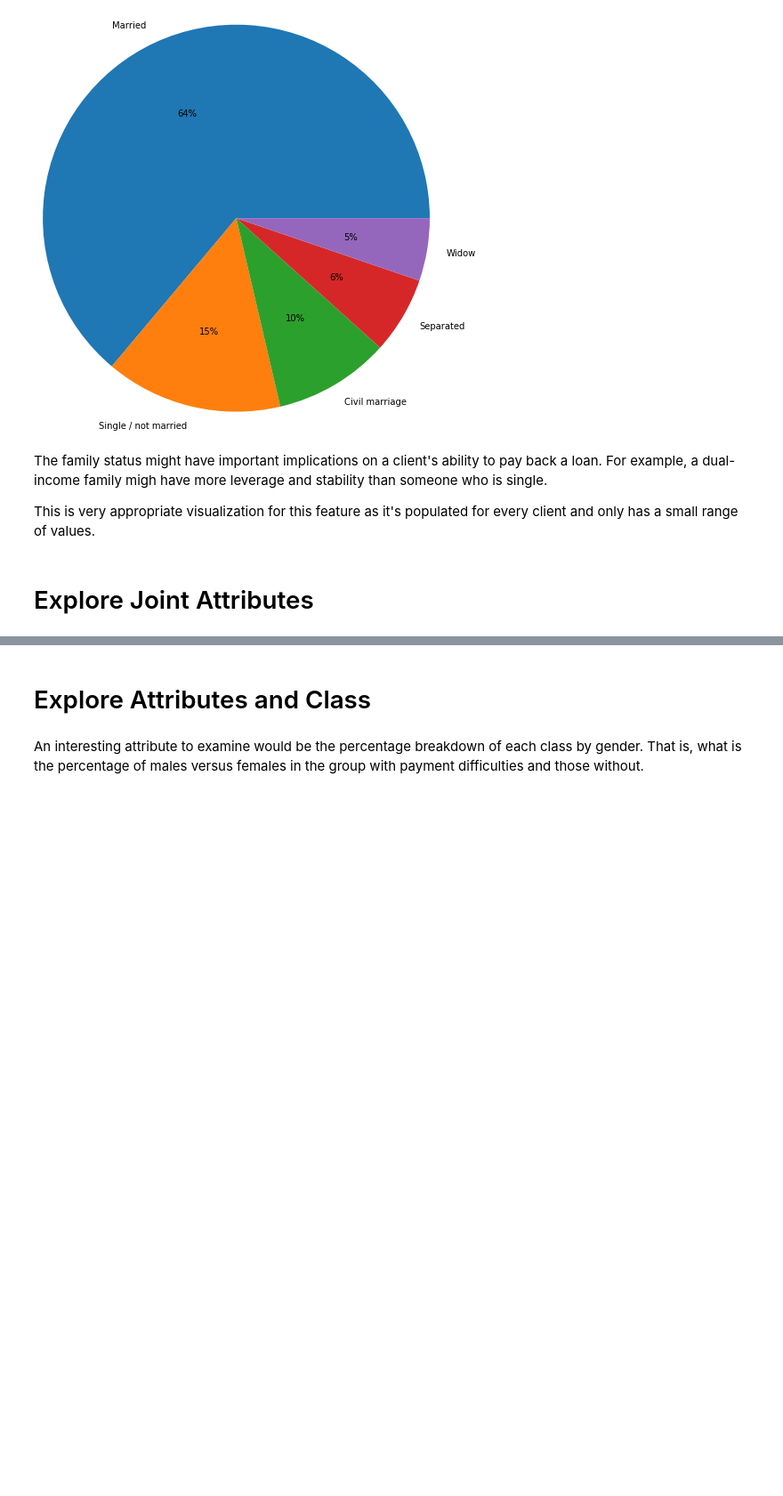
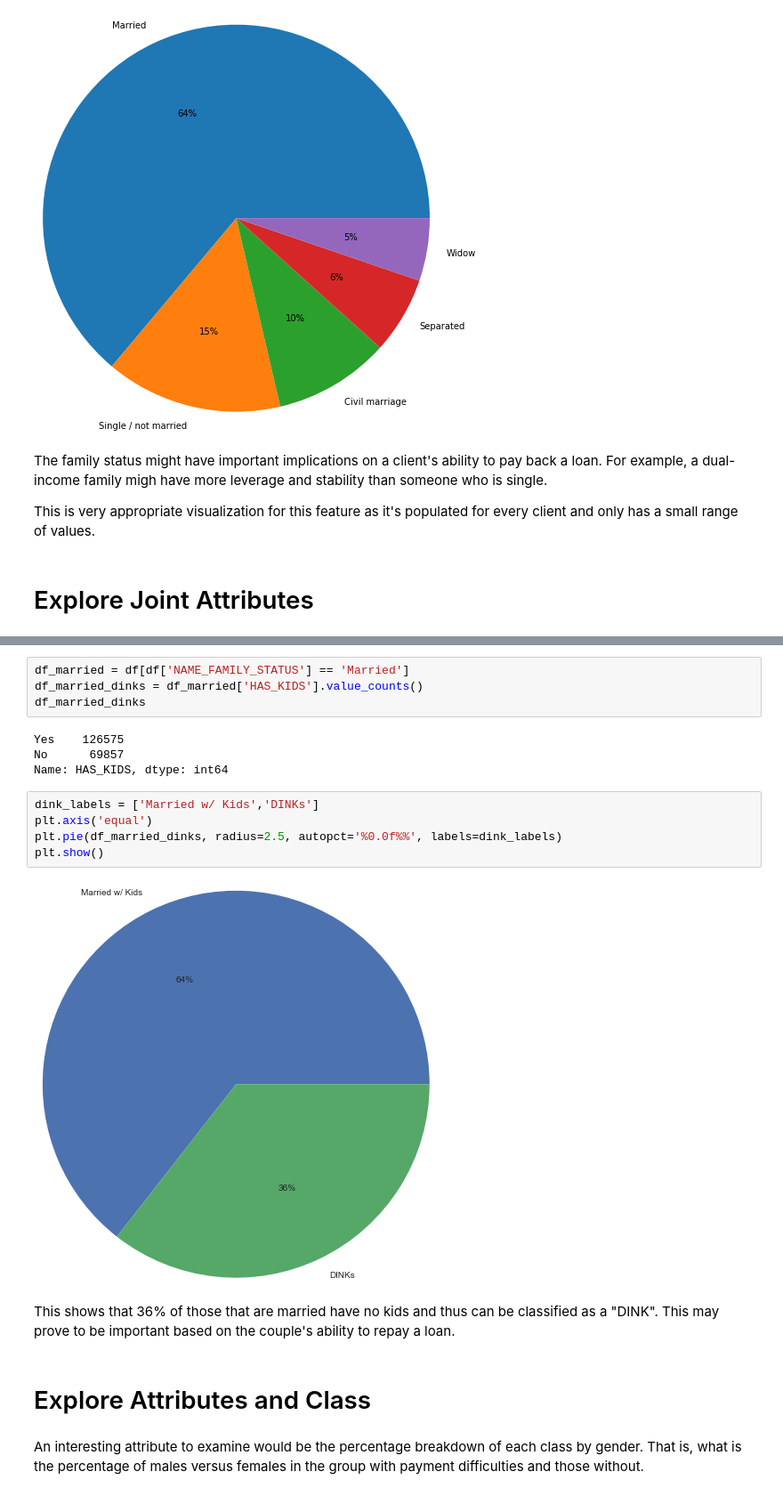
Before and after one commit to mihir787/data_mining_project1, a Jupyter notebook: cleaning_test_data.ipynb, the cells around one changed output, grey strips where cells are left out. Shown at 89% size. Saved outputs shown, nothing was run; the diff lists cells and outputs as text; blank space fills up the shorter version.

```diff
--- a/cleaning_test_data.ipynb
+++ b/cleaning_test_data.ipynb
@@ -637,3 +641,20 @@ This is very appropriate visualization for this feature as it's populated for ev
+# %%
+df_married = df[df['NAME_FAMILY_STATUS'] == 'Married']
+df_married_dinks = df_married['HAS_KIDS'].value_counts()
+df_married_dinks
+# %% [output]
+Yes    126575
+No      69857
+Name: HAS_KIDS, dtype: int64
+# %%
+dink_labels = ['Married w/ Kids','DINKs']
+plt.axis('equal')
+plt.pie(df_married_dinks, radius=2.5, autopct='%0.0f%%', labels=dink_labels)
+plt.show()
+# %% [output]
+[figure, added]
+# %% [markdown]
+This shows that 36% of those that are married have no kids and thus can be classified as a "DINK". This may prove to be important based on the couple's ability to repay a loan.
 # %% [markdown]
 # Explore Attributes and Class
 # %% [markdown]
```
Also changed, not shown: parts of 2 cells of this notebook, 1 other file.
